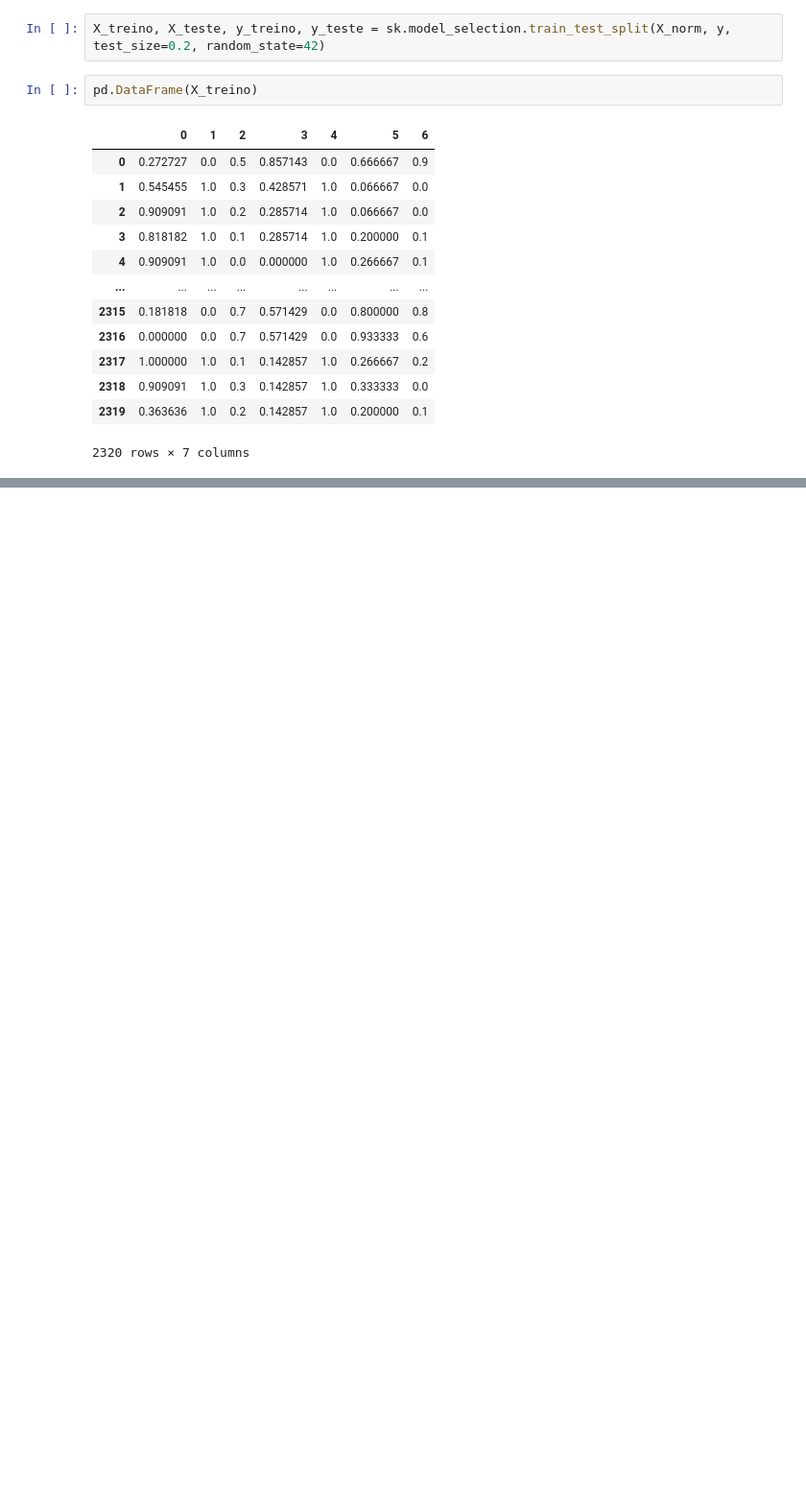
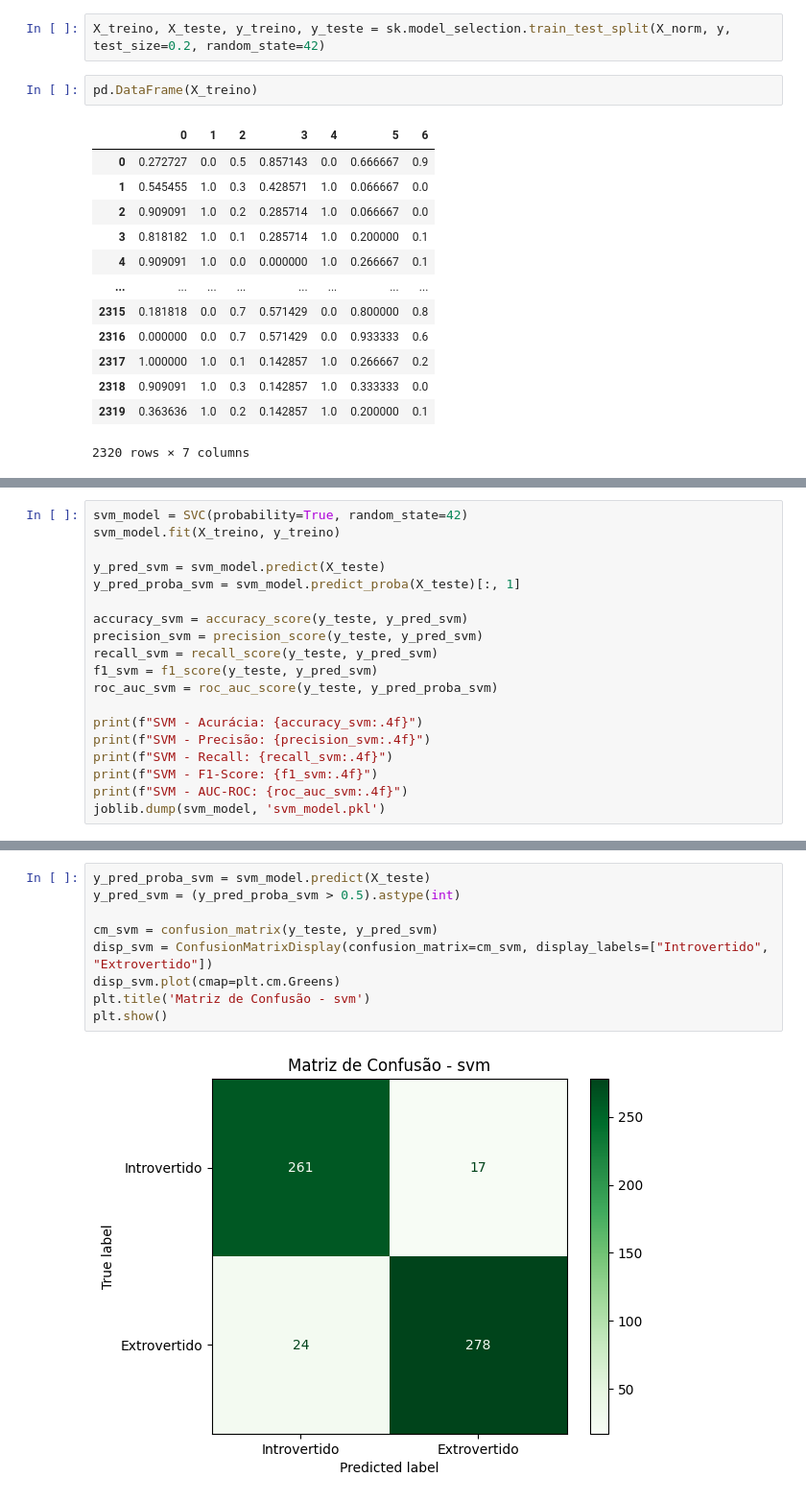
Before and after one commit to solovee/Extrovert-or-Introvert, a Jupyter notebook: extrovertidoXintrovertido.ipynb, the cells around one changed output, grey strips where cells are left out. Shown at 96% size. Saved outputs shown, nothing was run; the diff lists cells and outputs as text; blank space fills up the shorter version.

```diff
--- a/extrovertidoXintrovertido.ipynb
+++ b/extrovertidoXintrovertido.ipynb
@@ -172,0 +139,19 @@ model.save('model.keras')
+# %%
+svm_model = SVC(probability=True, random_state=42)
+svm_model.fit(X_treino, y_treino)
+
+y_pred_svm = svm_model.predict(X_teste)
+y_pred_proba_svm = svm_model.predict_proba(X_teste)[:, 1]
+
+accuracy_svm = accuracy_score(y_teste, y_pred_svm)
+precision_svm = precision_score(y_teste, y_pred_svm)
+recall_svm = recall_score(y_teste, y_pred_svm)
+f1_svm = f1_score(y_teste, y_pred_svm)
+roc_auc_svm = roc_auc_score(y_teste, y_pred_proba_svm)
+
+print(f"SVM - Acurácia: {accuracy_svm:.4f}")
+print(f"SVM - Precisão: {precision_svm:.4f}")
+print(f"SVM - Recall: {recall_svm:.4f}")
+print(f"SVM - F1-Score: {f1_svm:.4f}")
+print(f"SVM - AUC-ROC: {roc_auc_svm:.4f}")
+joblib.dump(svm_model, 'svm_model.pkl')
@@ -172,0 +203,11 @@ model.save('model.keras')
+# %%
+y_pred_proba_svm = svm_model.predict(X_teste)
+y_pred_svm = (y_pred_proba_svm > 0.5).astype(int)
+
+cm_svm = confusion_matrix(y_teste, y_pred_svm)
+disp_svm = ConfusionMatrixDisplay(confusion_matrix=cm_svm, display_labels=["Introvertido", "Extrovertido"])
+disp_svm.plot(cmap=plt.cm.Greens)
+plt.title('Matriz de Confusão - svm')
+plt.show()
+# %% [output]
+[figure, added]
```
Also changed, not shown: parts of 25 cells of this notebook, 4 other files.
